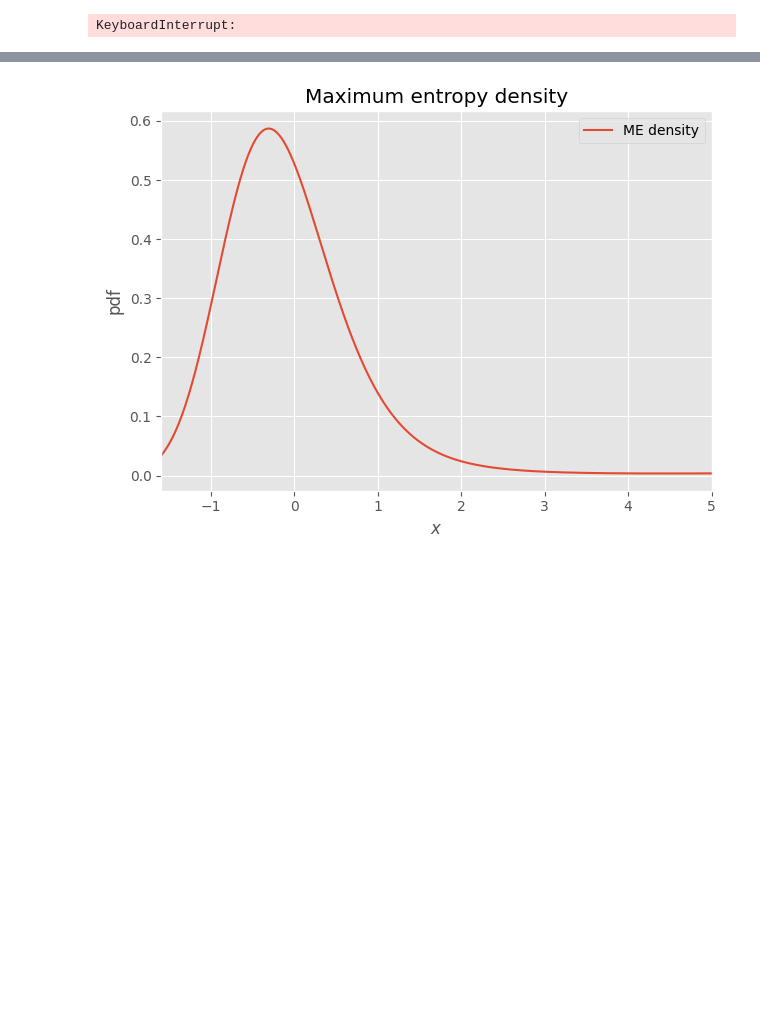
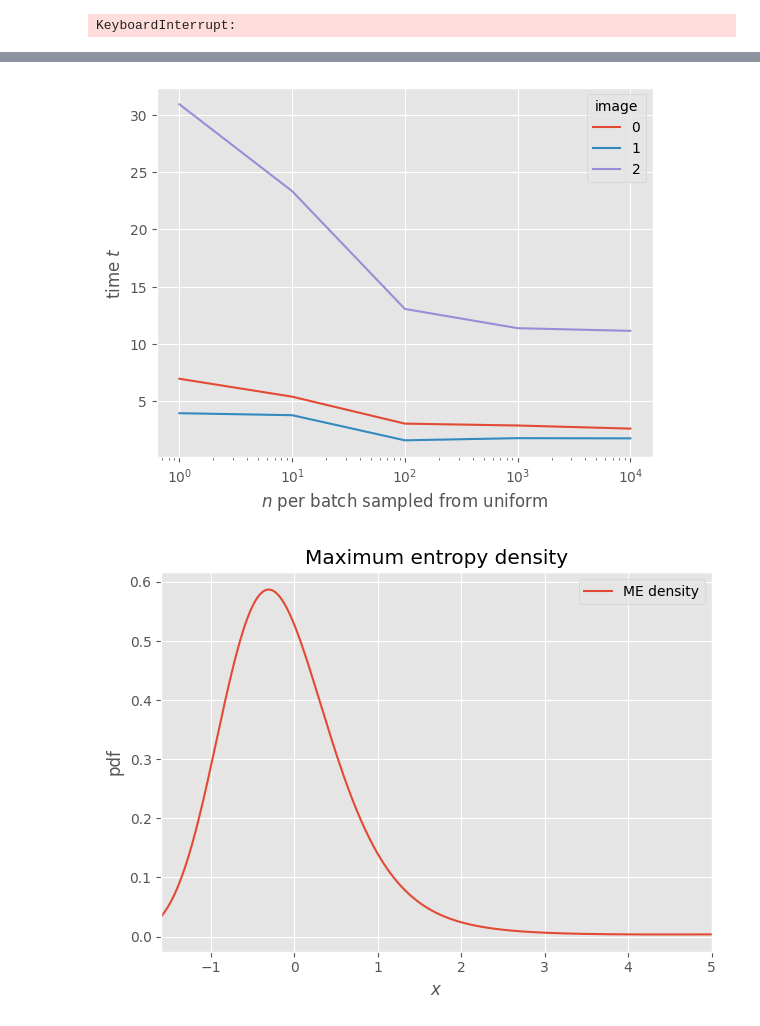
Before and after one commit to LiselotPrins/max_entropy, a Jupyter notebook: investigate_field.ipynb, the cells around one changed output, grey strips where cells are left out. Cells and saved outputs as stored; diff of their text form; code cells hidden in the pictures; blank space fills up the shorter version.

```diff
--- a/investigate_field.ipynb
+++ b/investigate_field.ipynb
@@ -251,3 +271,18 @@ p-value of KS-test on simulated and real sample: 1.920e-14
+# %%
+#results timing with first 3 images, and different batch sizes for AR sampling
+n_batches = [1,10,100,1000,10000]
+time_0 = [6.949514, 5.386701, 3.033129, 2.869381, 2.598656]
+time_1 = [3.943141, 3.768776, 1.575756, 1.763992, 1.746679]
+time_2 = [30.908321, 23.325781, 13.044381, 11.365089, 11.132723]
+plt.plot(n_batches,np.array([time_0,time_1,time_2]).T,
+         label=[i for i in range(3)])
+plt.xscale("log")
+plt.xlabel("$n$ per batch sampled from uniform")
+plt.ylabel("time $t$")
+plt.legend(title="image")
+plt.show()
+# %% [output]
+[figure, added]
 # %%
 generate_copy_image_6(data[0],
                     extra_upper_l=0.1,
```
Also changed, not shown: parts of 4 cells of this notebook, 3 other files.
